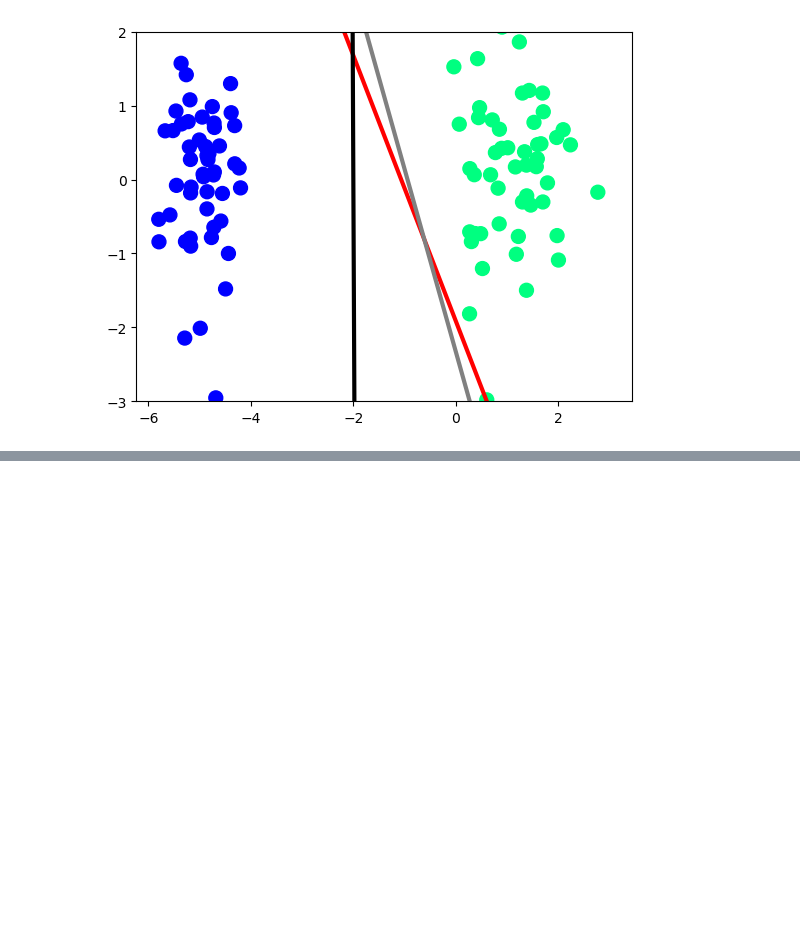
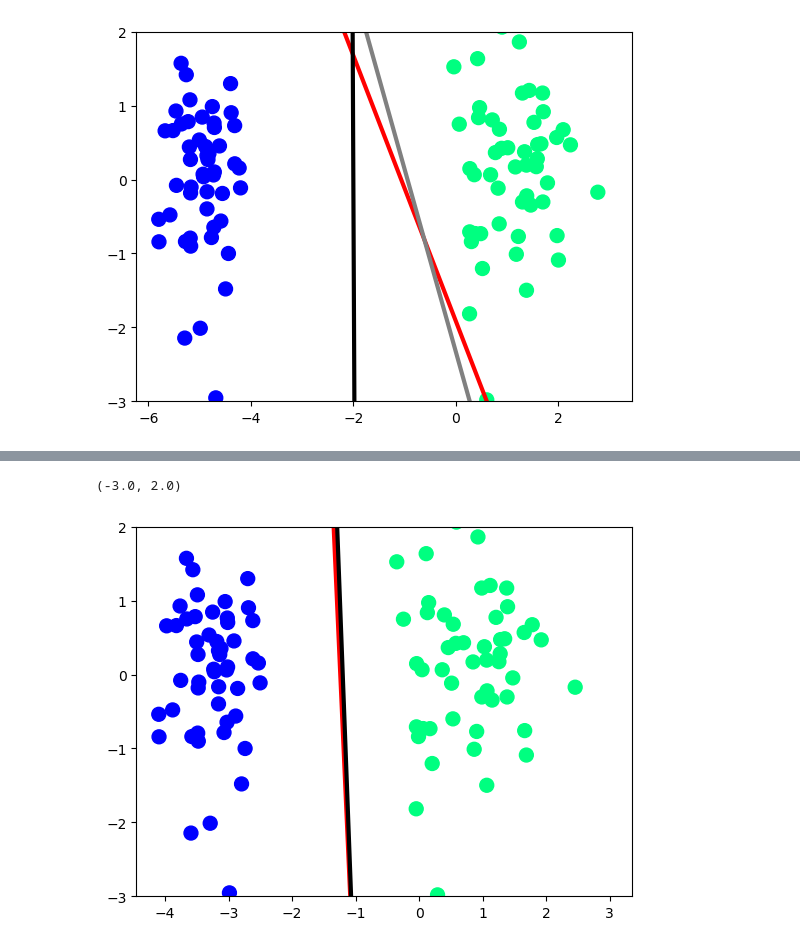
Before and after one commit to azizcs462/MLPractice, a Jupyter notebook: notebooks/LogisticRegression.ipynb, the cells around one changed output, grey strips where cells are left out. Drawn from its saved outputs; the diff is of its cells as text; code cells hidden in the pictures; blank space fills up the shorter version.

```diff
--- a/notebooks/LogisticRegression.ipynb
+++ b/notebooks/LogisticRegression.ipynb
@@ -139,0 +161,9 @@ plt.ylim(-3,2)
+# %%
+def gd(X,y):
+    X = np.insert(X,0,1,axis=1)
+    weights = np.ones(X.shape[1])
+    lr = 0.01
+    for i in range(1000000):
+        y_hat = sigmoid(np.dot(X,weights))
+        weights = weights + lr*np.dot((y-y_hat),X)/X.shape[0]
+    return weights[1:],weights[0]
@@ -139,0 +176,18 @@ plt.ylim(-3,2)
+# %%
+m = -(coeff_[0]/coeff_[1])
+b = -(intercept_/coeff_[1])
+# %%
+x_input = np.linspace(-3,3,100)
+y_input = m*x_input+b
+# %%
+x_input3 = np.linspace(-3,3,100)
+y_input3 = m3*x_input3+b3
+plt.Figure(figsize=(10,6))
+plt.plot(x_input,y_input,color='red',linewidth=3)
+plt.plot(x_input3,y_input3,color='black',linewidth=3)
+plt.scatter(X[:,0],X[:,1],c=y,cmap='winter',s=100)
+
+plt.ylim(-3,2)
+# %% [output]
+(-3.0, 2.0)
+[figure, added]
```
Also changed, not shown: parts of 15 cells of this notebook, 3 other files.
